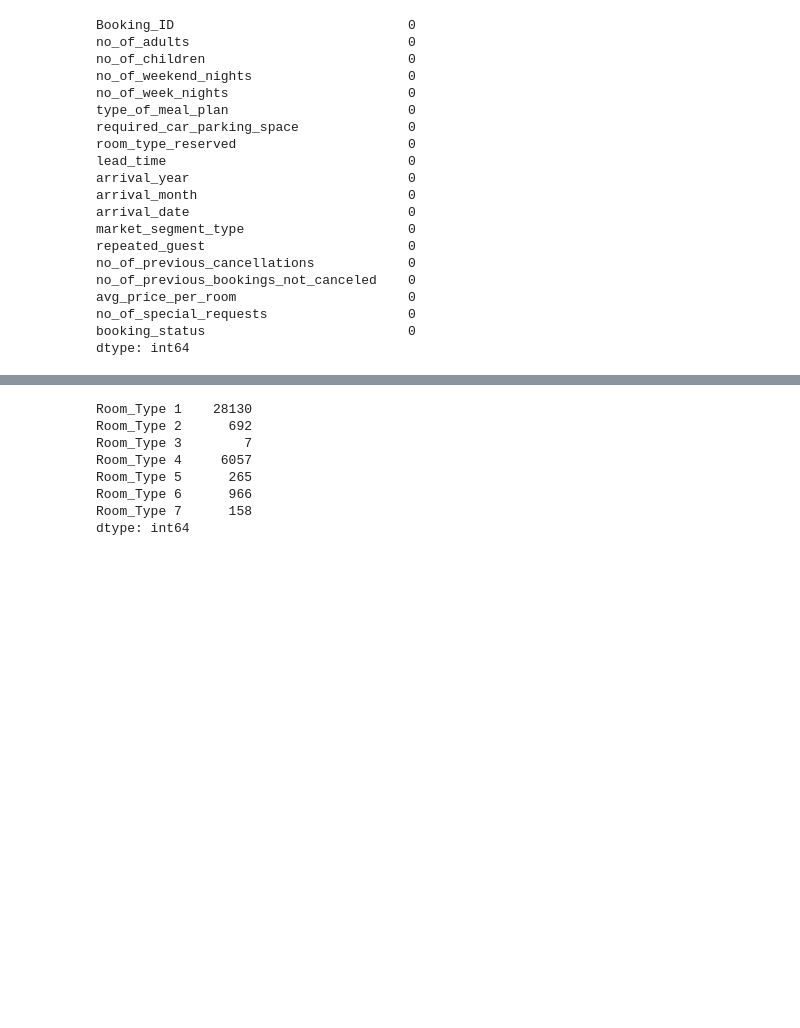
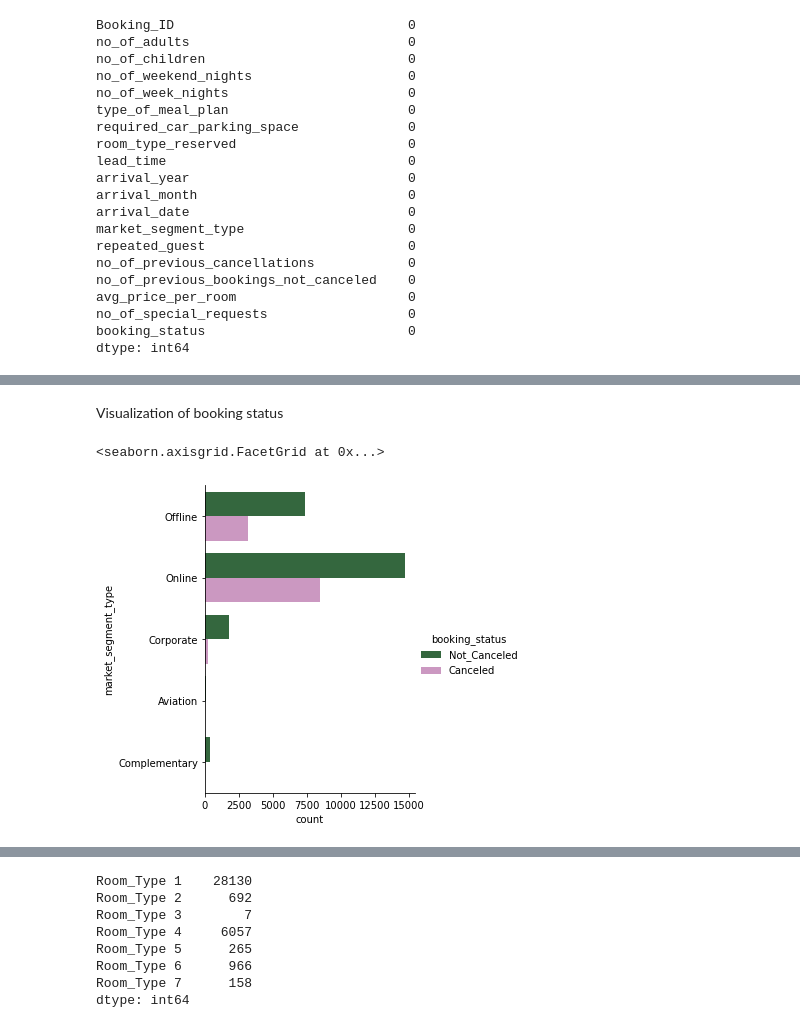
Before and after one commit to jorgeluisgalarraga/hotel_reservation_predictions, a Jupyter notebook: Hotel_Reservations_Prediction.ipynb, the cells around one changed output, grey strips where cells are left out. Cells and saved outputs as stored; diff of their text form; code cells hidden in the pictures; blank space fills up the shorter version.

```diff
--- a/Hotel_Reservations_Prediction.ipynb
+++ b/Hotel_Reservations_Prediction.ipynb
@@ -76,0 +96,10 @@ dtype: int64
+# %% [markdown]
+Visualization of booking status
+# %%
+# Booking Status based on Market segmentation
+sns.catplot(y="market_segment_type", hue="booking_status", kind="count",
+            palette="cubehelix",
+            data=df)
+# %% [output]
+<seaborn.axisgrid.FacetGrid at 0x...>
+[figure, added]
```
Also changed, not shown: parts of 34 cells of this notebook.
